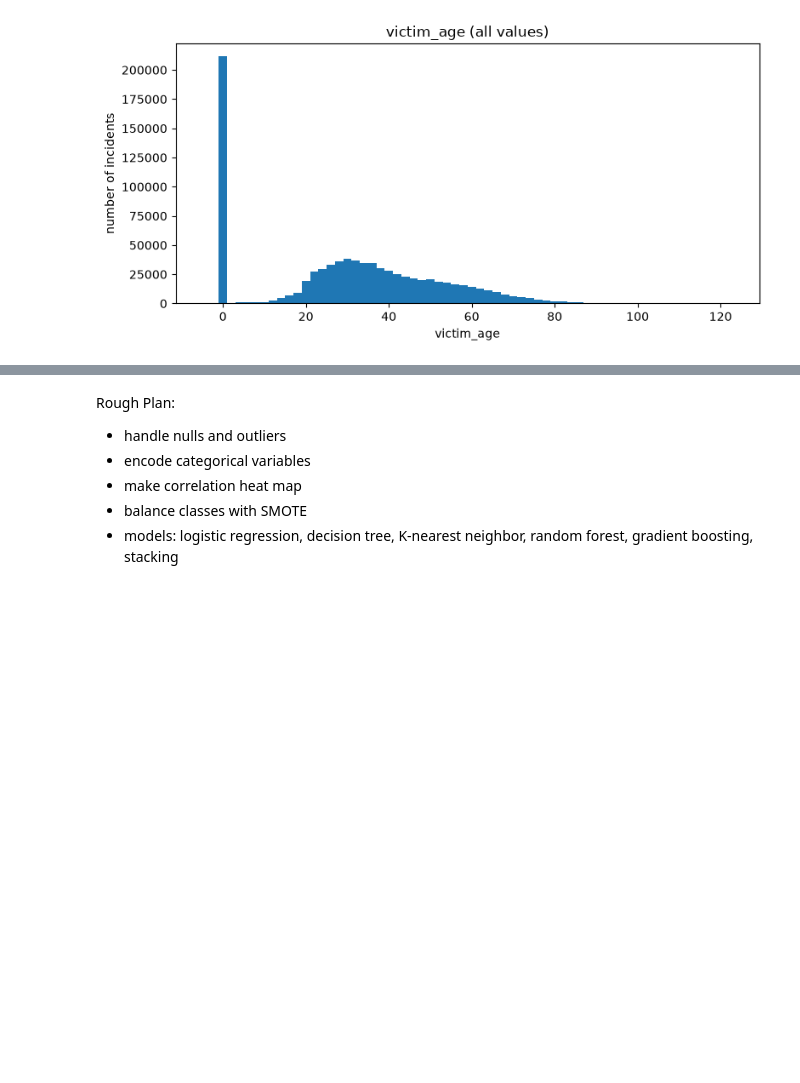
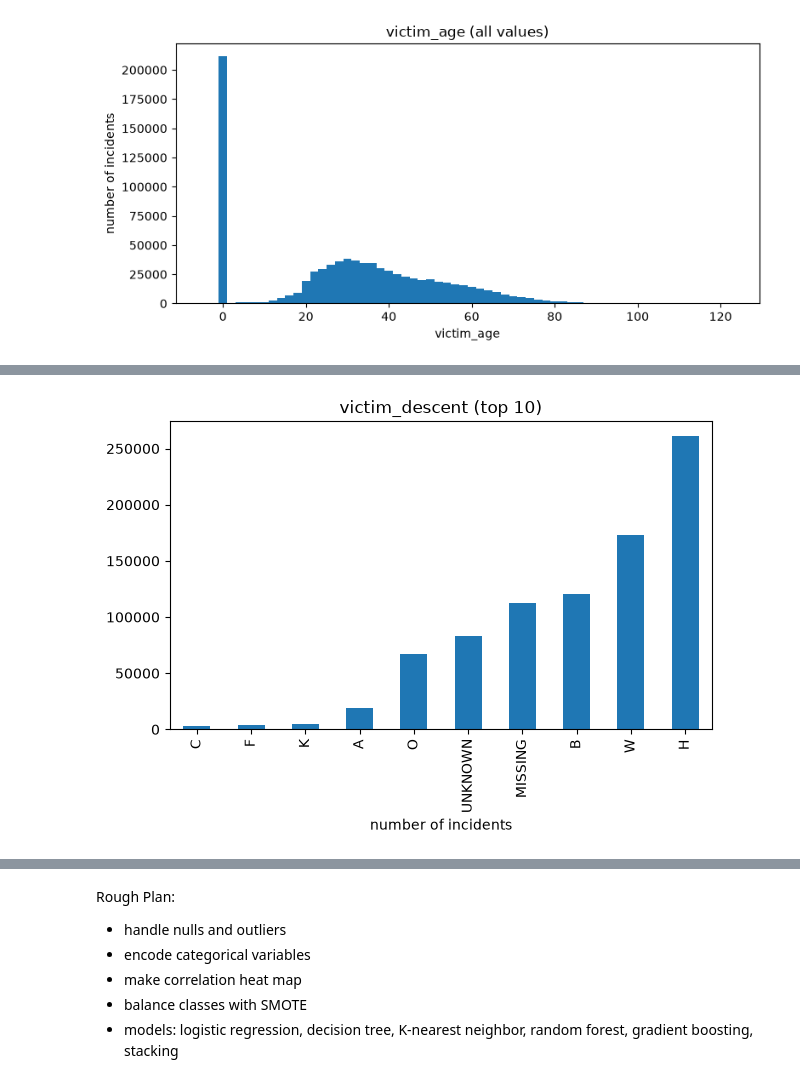
Before and after one commit to carmel696/ML-Project, a Jupyter notebook: MLProject.ipynb, the cells around one changed output, grey strips where cells are left out. Cells and saved outputs as stored; diff of their text form; code cells hidden in the pictures; blank space fills up the shorter version.

```diff
--- a/MLProject.ipynb
+++ b/MLProject.ipynb
@@ -174,0 +233,4 @@ plt.show()
+# %%
+bar('victim_descent')
+# %% [output]
+[figure, added]
```
Also changed, not shown: parts of 12 cells of this notebook.
